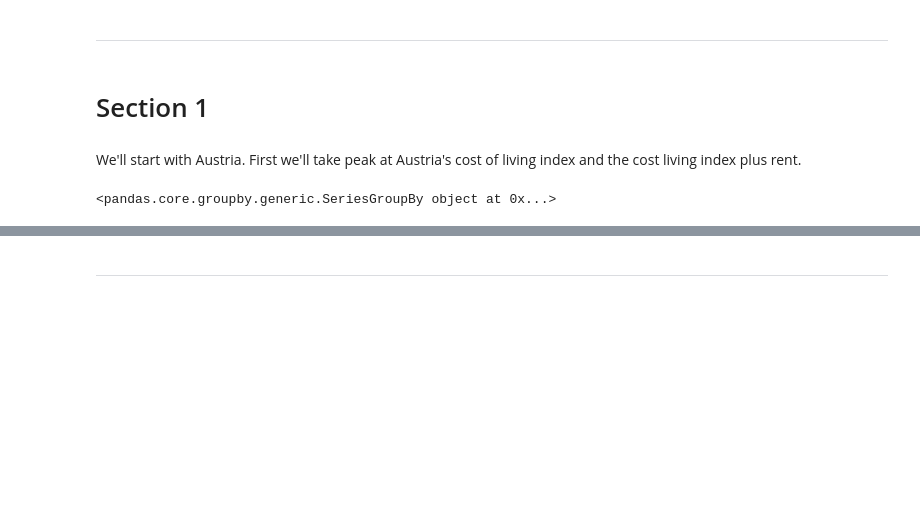
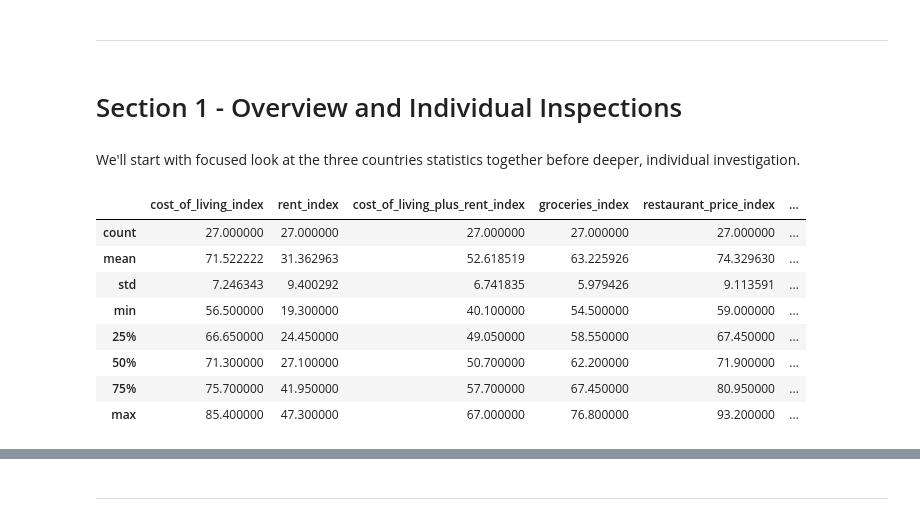
Before and after one commit to 13NateMate37/Hackathon26_Economy_in_UK, a Jupyter notebook: jupyter_notebooks/Nate_EDA.ipynb, the cells around one changed output, grey strips where cells are left out. Drawn from its saved outputs; the diff is of its cells as text; code cells hidden in the pictures; blank space fills up the shorter version.

```diff
--- a/jupyter_notebooks/Nate_EDA.ipynb
+++ b/jupyter_notebooks/Nate_EDA.ipynb
@@ -95,10 +95,18 @@ my_df.head(10).sort_index(ascending=True)
 # %% [markdown]
 ---
 # %% [markdown]
-# Section 1
+# Section 1 - Overview and Individual Inspections
-# %% [markdown]
-We'll start with Austria. First we'll take peak at Austria's cost of living index and the cost living index plus rent.
-# %%
-print(my_df.groupby("country")["cost_of_living_index"])
-# %% [output]
-<pandas.core.groupby.generic.SeriesGroupBy object at 0x...>
+# %% [markdown]
+We'll start with focused look at the three countries statistics together before deeper, individual investigation.
+# %%
+my_df.describe()
+# %% [output]
+|  | cost_of_living_index | rent_index | cost_of_living_plus_rent_index | groceries_index | restaurant_price_index | ... |
+| count | 27.000000 | 27.000000 | 27.000000 | 27.000000 | 27.000000 | ... |
+| mean | 71.522222 | 31.362963 | 52.618519 | 63.225926 | 74.329630 | ... |
+| std | 7.246343 | 9.400292 | 6.741835 | 5.979426 | 9.113591 | ... |
+| min | 56.500000 | 19.300000 | 40.100000 | 54.500000 | 59.000000 | ... |
+| 25% | 66.650000 | 24.450000 | 49.050000 | 58.550000 | 67.450000 | ... |
+| 50% | 71.300000 | 27.100000 | 50.700000 | 62.200000 | 71.900000 | ... |
+| 75% | 75.700000 | 41.950000 | 57.700000 | 67.450000 | 80.950000 | ... |
+| max | 85.400000 | 47.300000 | 67.000000 | 76.800000 | 93.200000 | ... |
```
Also changed, not shown: parts of 9 cells of this notebook.
